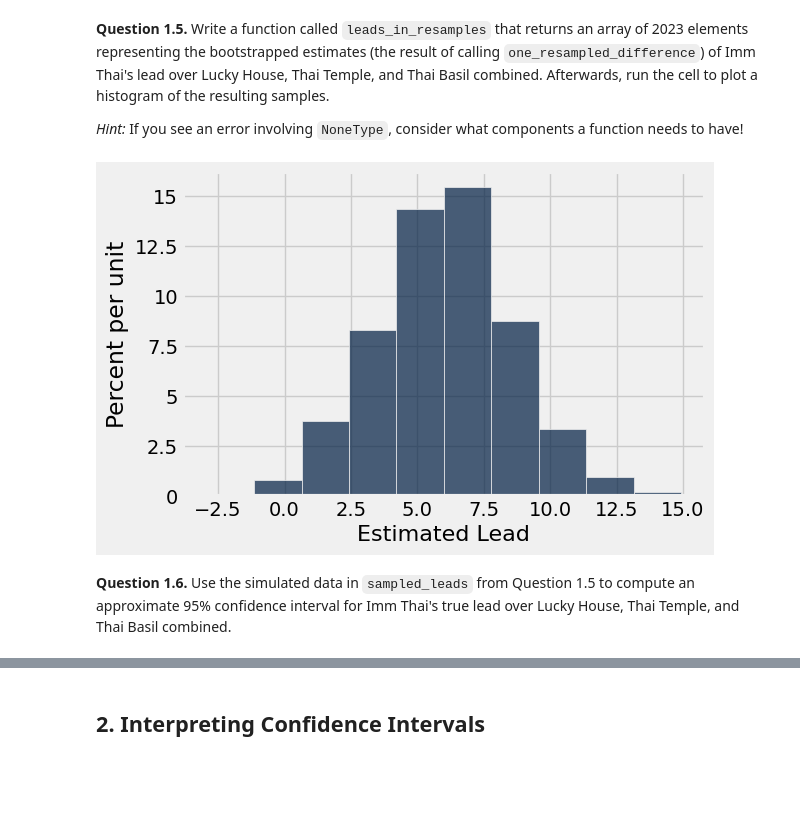
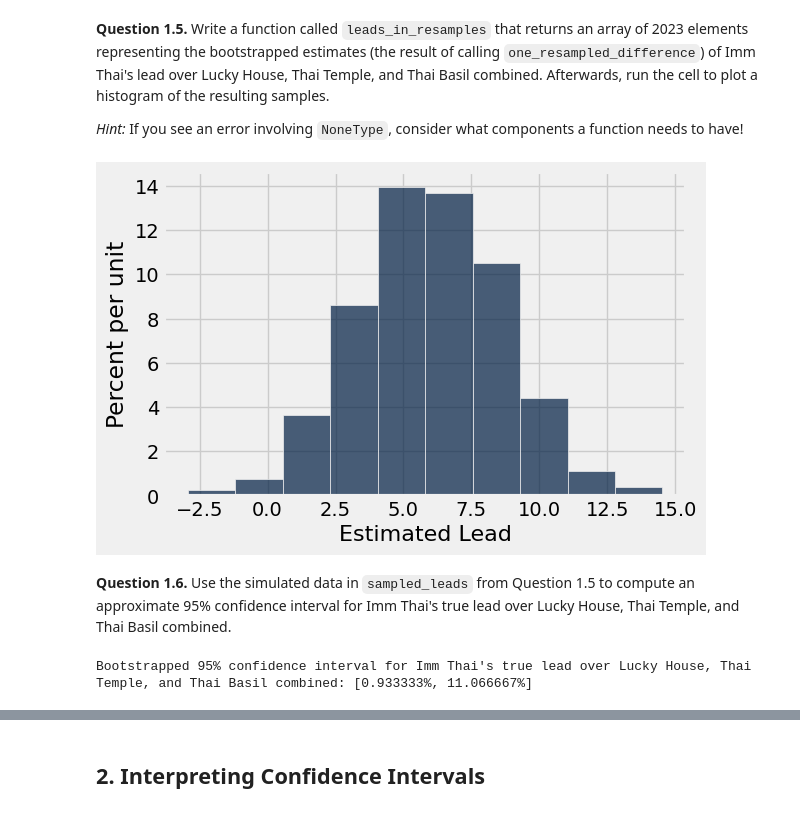
Before and after one commit to RickMeskimen/24-Fall-data1350, a Jupyter notebook: Homework08/hw08.ipynb, the cells around one changed output, grey strips where cells are left out. Cells and saved outputs as stored; diff of their text form; code cells hidden in the pictures; blank space fills up the shorter version.

```diff
--- a/Homework08/hw08.ipynb
+++ b/Homework08/hw08.ipynb
@@ -149,21 +149,24 @@ q1_4 results: All test cases passed!
 # %%
 def leads_in_resamples():
     sampled_leads = make_array()
-    for i in range(2023):
+    for amount in range(2023):
         sampled_leads = np.append(sampled_leads, one_resampled_difference(votes))
     return sampled_leads
 
 sampled_leads = leads_in_resamples()
 Table().with_column('Estimated Lead', sampled_leads).hist("Estimated Lead")
 # %% [output]
-[figure, old version]
+[figure, new version]
 # %% [markdown]
 <!-- END QUESTION -->
 
 **Question 1.6.** Use the simulated data in `sampled_leads` from Question 1.5 to compute an approximate 95% confidence interval for Imm Thai's true lead over Lucky House, Thai Temple, and Thai Basil combined.
 # %%
-diff_lower_bound = ...
-diff_upper_bound = ...
+diff_lower_bound = percentile(2.5, sampled_leads)
+diff_upper_bound = percentile(97.5, sampled_leads)
+
 print("Bootstrapped 95% confidence interval for Imm Thai's true lead over Lucky House, Thai Temple, and Thai Basil combined: [{:f}%, {:f}%]".format(diff_lower_bound, diff_upper_bound))
+# %% [output]
+Bootstrapped 95% confidence interval for Imm Thai's true lead over Lucky House, Thai Temple, and Thai Basil combined: [0.933333%, 11.066667%]
 # %%
 grader.check("q1_6")
```
Also changed, not shown: parts of 1 cell of this notebook, 1 other file.
